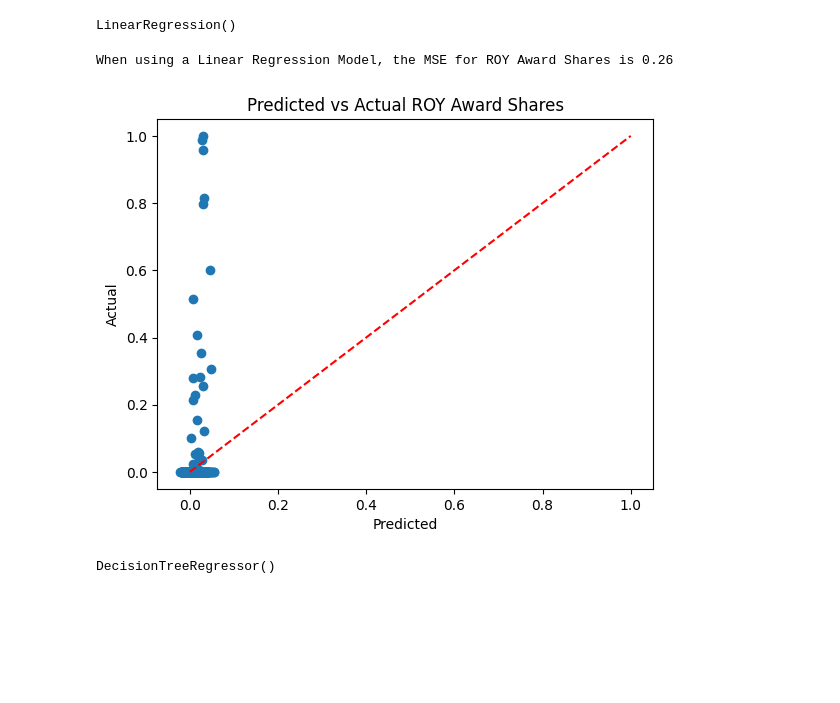
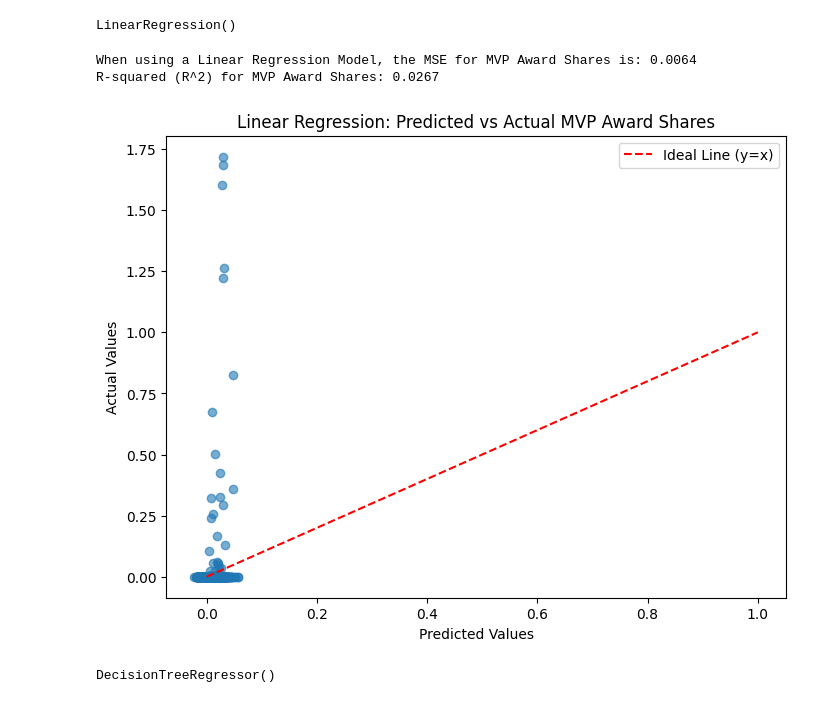
Before and after one commit to harshil0217/NBA_Award_Prediction, a Jupyter notebook: ROY.ipynb, the cells around one changed output. Saved outputs shown, nothing was run; the diff lists cells and outputs as text; code cells hidden in the pictures; blank space fills up the shorter version.

```diff
--- a/ROY.ipynb
+++ b/ROY.ipynb
@@ -50,22 +79,28 @@ reg_linear.fit(X_train, y_train)
 # %% [output]
 LinearRegression()
 # %%
-y_pred_linear = reg_linear.predict(X_test)
-mse_linear = mean_squared_error(y_pred_linear, y_test)
+pred = reg_linear.predict(X_test)
+y_pred_linear = np.expm1(pred)
+y_test_actual = np.expm1(y_test)
 
-print(f"When using a Linear Regression Model, the MSE for ROY Award Shares is {np.round(mse_linear, 4)*100}")
+mse_linear = mean_squared_error(y_test_actual, y_pred_linear)
+r2 = r2_score(y_test_actual, y_pred_linear)
+print(f"When using a Linear Regression Model, the MSE for MVP Award Shares is: {mse_linear:.4f}")
+print(f"R-squared (R^2) for MVP Award Shares: {r2:.4f}")
 # %% [output]
-When using a Linear Regression Model, the MSE for ROY Award Shares is 0.26
+When using a Linear Regression Model, the MSE for MVP Award Shares is: 0.0064
+R-squared (R^2) for MVP Award Shares: 0.0267
-# %%
-#create predicted versus actual scatter plot for linear regression
-plt.scatter(y_pred_linear, y_test)
-plt.xlabel('Predicted')
-plt.ylabel('Actual')
-plt.title('Predicted vs Actual ROY Award Shares')
-plt.plot([0, 1], [0, 1], color='red', linestyle='--')
-plt.show()
-# %% [output]
-[figure, removed]
+# %%
+plt.figure(figsize=(8, 6))
+plt.scatter(y_pred_linear, y_test_actual, alpha=0.6)
+plt.plot([0, 1], [0, 1], color='red', linestyle='--', label='Ideal Line (y=x)')
+plt.title("Linear Regression: Predicted vs Actual MVP Award Shares")
+plt.xlabel("Predicted Values")
+plt.ylabel("Actual Values")
+plt.legend()
+plt.show()
+# %% [output]
+[figure, added]
 # %%
 reg_tree = DecisionTreeRegressor()
 
```
Also changed, not shown: parts of 7 cells of this notebook.
